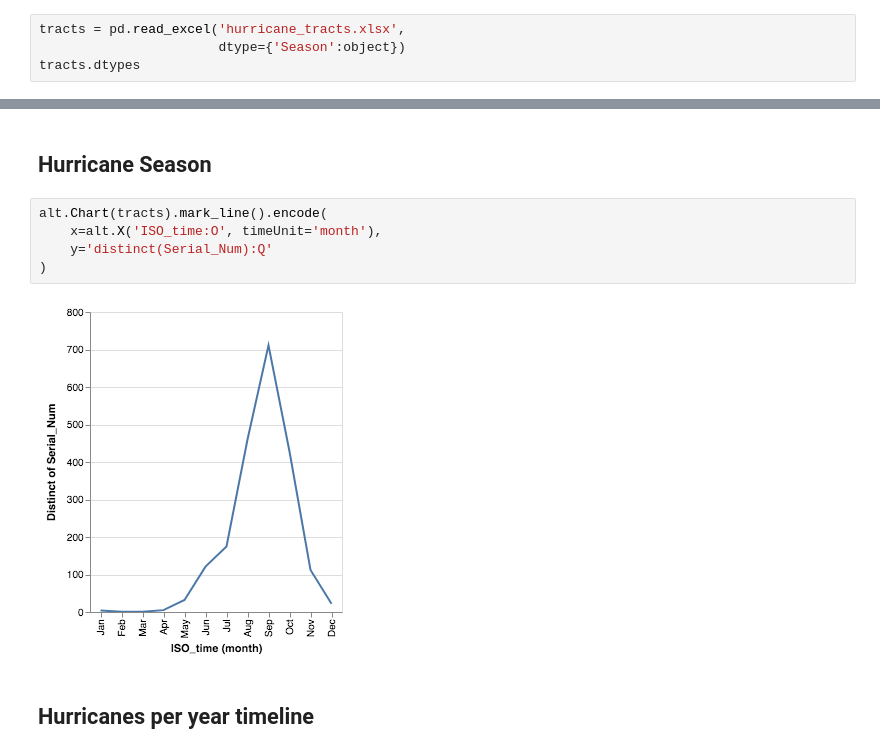
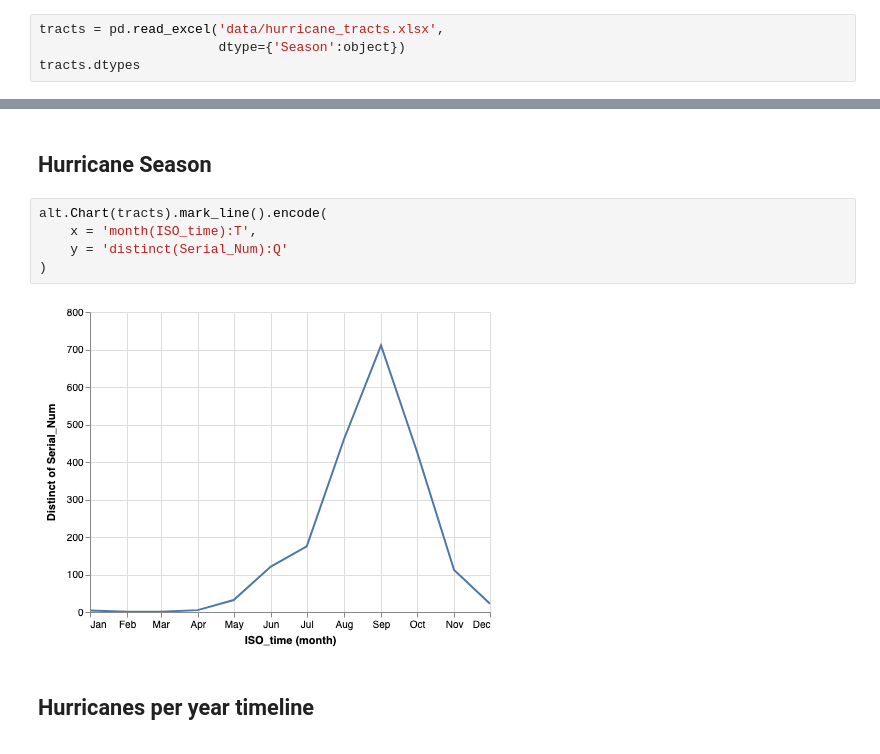
Before and after one commit to emonson/altair-vis-python, a Jupyter notebook: 21_Hurricanes.ipynb, the cells around one changed output, grey strips where cells are left out. Cells and saved outputs as stored; diff of their text form.

```diff
--- a/21_Hurricanes.ipynb
+++ b/21_Hurricanes.ipynb
@@ -6,7 +10,7 @@ import altair as alt
 
 Specify that Season shouldn't be parsed as a number, even though it looks like that – keep as string
 # %%
-tracts = pd.read_excel('hurricane_tracts.xlsx',
+tracts = pd.read_excel('data/hurricane_tracts.xlsx',
                        dtype={'Season':object})
 tracts.dtypes
 # %% [output]
@@ -158,11 +165,11 @@ alt.Chart(tracts).mark_bar().encode(
 ## Hurricane Season
 # %%
 alt.Chart(tracts).mark_line().encode(
-    x=alt.X('ISO_time:O', timeUnit='month'),
-    y='distinct(Serial_Num):Q'
+    x = 'month(ISO_time):T',
+    y = 'distinct(Serial_Num):Q'
 )
 # %% [output]
-[figure, old version]
+[figure, new version]
 # %% [markdown]
 ## Hurricanes per year timeline
 # %%
```
Also changed, not shown: parts of 10 cells of this notebook, 9 other files.
